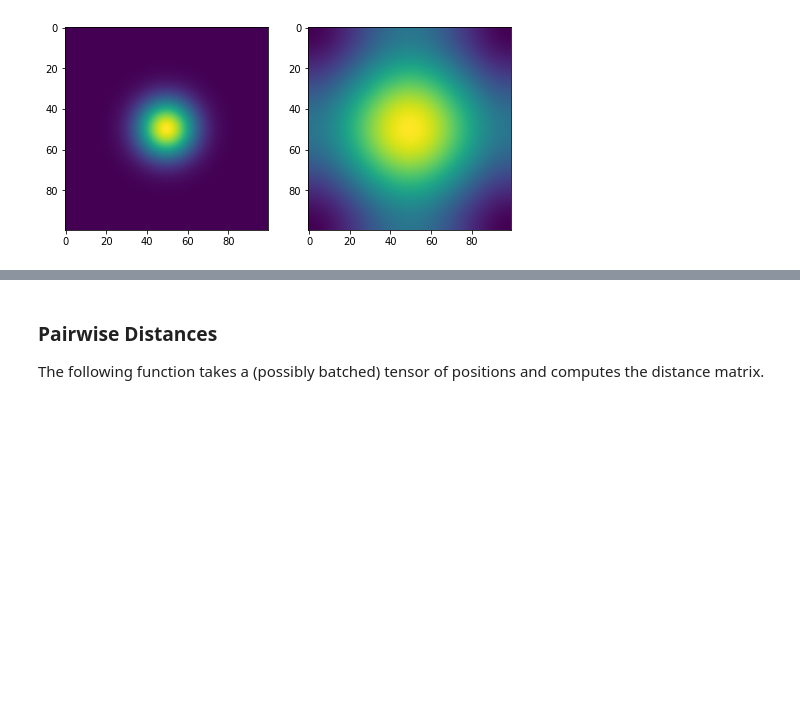
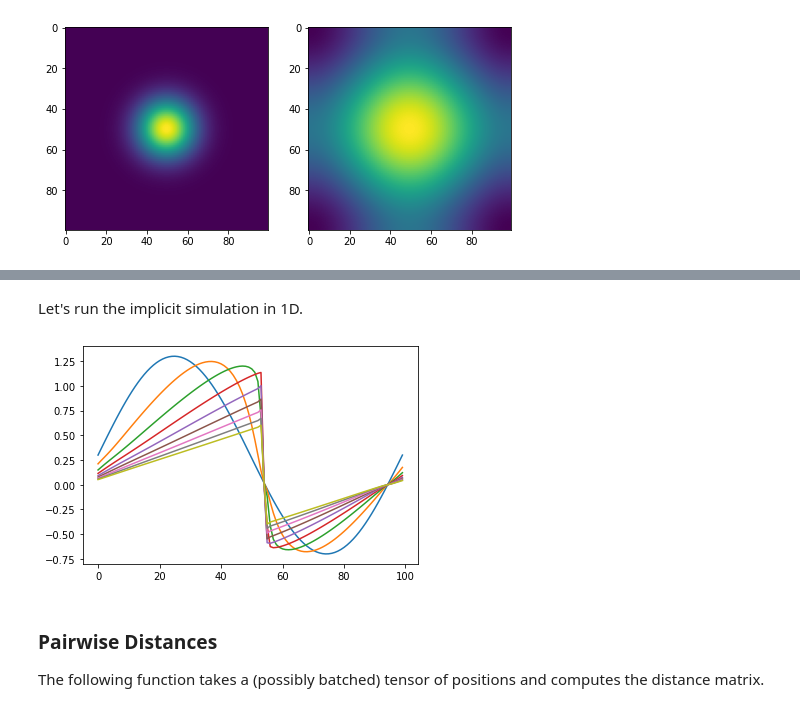
Before and after one commit to tum-pbs/PhiML, a Jupyter notebook: Examples.ipynb, the cells around one changed output, grey strips where cells are left out. Drawn from its saved outputs; the diff is of its cells as text; code cells hidden in the pictures; blank space fills up the shorter version.

```diff
--- a/Examples.ipynb
+++ b/Examples.ipynb
@@ -81,3 +92,28 @@ ax2.imshow(u_trj.t[-1].numpy('y,x'));
+# %%
+@math.jit_compile_linear
+def explicit_burgers(u, u_prev, dt, diffusivity, boundary='periodic'):
+    dx = 1 / math.wrap(spatial(u), channel(u))
+    left, right = math.shift(u_prev, (-1, 1), padding=boundary, stack_dim=channel('adv'))
+    positive_winds = math.maximum(0, (u_prev + right) / 2)
+    negative_winds = math.minimum(0, (u_prev + left) / 2)
+    forward_diff = math.spatial_gradient(u, dx, 'forward', padding=boundary, stack_dim=channel('adv'))
+    backward_diff = math.spatial_gradient(u, dx, 'backward', padding=boundary, stack_dim=channel('adv'))
+    advection = math.sum(backward_diff * positive_winds + forward_diff * negative_winds, 'adv')  # sum required for n-d
+    diffusion = diffusivity * math.laplace(u, padding=boundary)
+    return u + dt * (diffusion - advection)
+# %%
+@math.jit_compile
+def implicit_burgers(u_prev, dt, diffusivity=1e-4):
+    return math.solve_linear(explicit_burgers, u_prev, math.Solve(x0=u_prev), u_prev=u_prev, dt=-dt, diffusivity=diffusivity)
+# %% [markdown]
+Let's run the implicit simulation in 1D.
+# %%
+x = math.linspace(0, 1, spatial(x=100))
+u0 = math.sin(x * 2 * math.PI) + 0.3
+u_trj = math.iterate(implicit_burgers, batch(t=80), u0, dt=0.01)
+plt.plot(u_trj.t[::10].numpy('x,t'));
+# %% [output]
+[figure, added]
 # %% [markdown]
 ### Pairwise Distances
 
```
Also changed, not shown: parts of 5 cells of this notebook, 8 other files.
